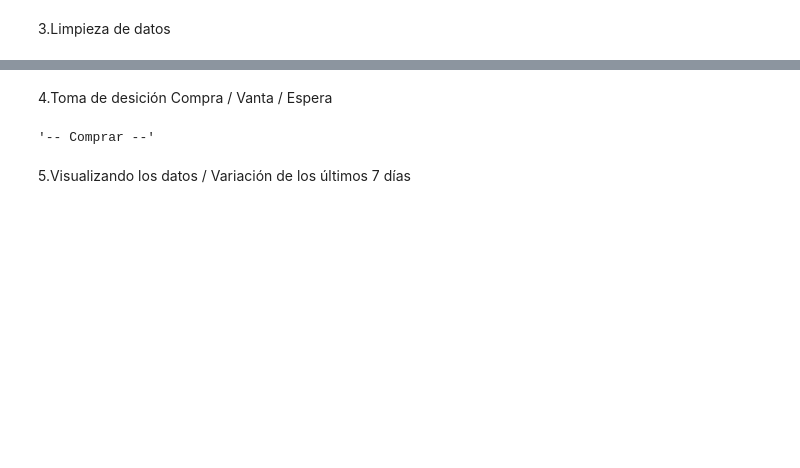
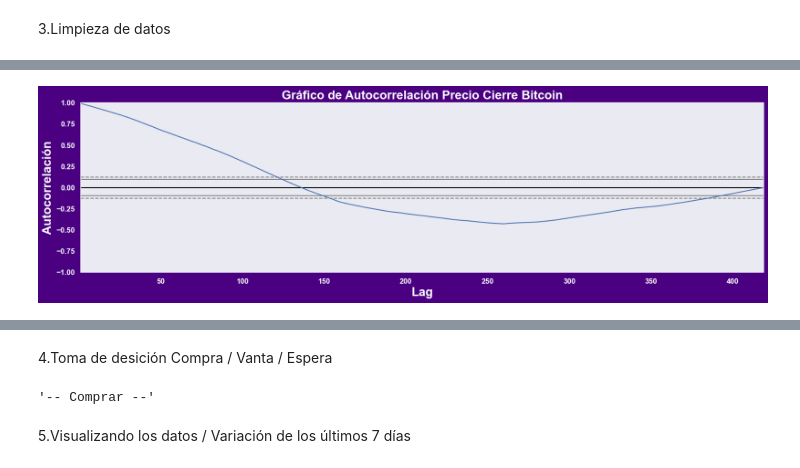
Before and after one commit to Wanves/aluraChallengeRobotTrading, a Jupyter notebook: challenger_data_science_final.ipynb, the cells around one changed output, grey strips where cells are left out. Saved outputs shown, nothing was run; the diff lists cells and outputs as text; code cells hidden in the pictures; blank space fills up the shorter version.

```diff
--- a/challenger_data_science_final.ipynb
+++ b/challenger_data_science_final.ipynb
@@ -161,0 +149,13 @@ datos_limpios.head()
+# %%
+def autocorrelacion():
+    plt.figure(figsize=(20, 5), facecolor='indigo')
+    autocorrelation_plot(datos_limpios['Close'])
+    plt.title('Gráfico de Autocorrelación Precio Cierre Bitcoin',color='w', size=20, fontweight='bold', loc='center')
+    plt.xlabel('Lag',color='w', fontweight='bold', size=20)
+    plt.ylabel('Autocorrelación',color='w',fontweight='bold', size=20)
+    plt.xticks(fontweight='bold', fontsize=12, color='white')  # Haz que los números del eje x sean más gruesos
+    plt.yticks(fontweight='bold', fontsize=12, color='white')  # Haz que los números del eje y sean más gruesos
+    plt.show()
+autocorrelacion()
+# %% [output]
+[figure, added]
```
Also changed, not shown: parts of 21 cells of this notebook.
